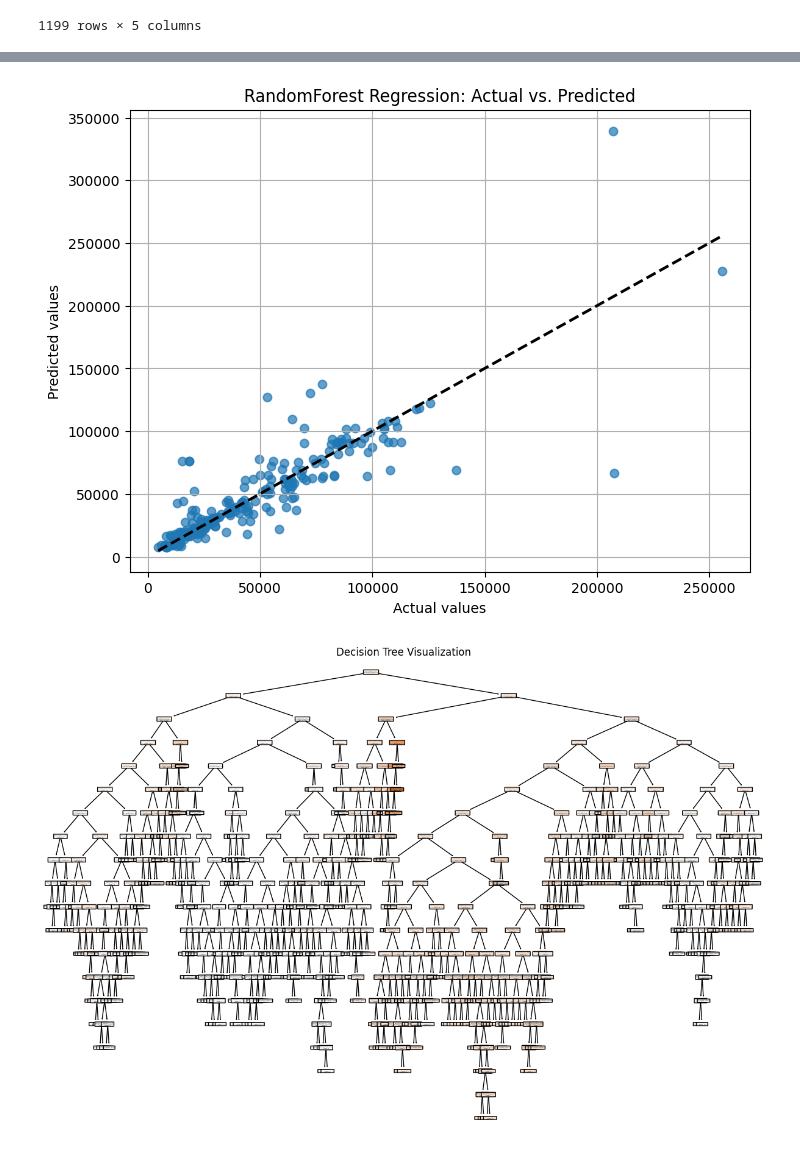
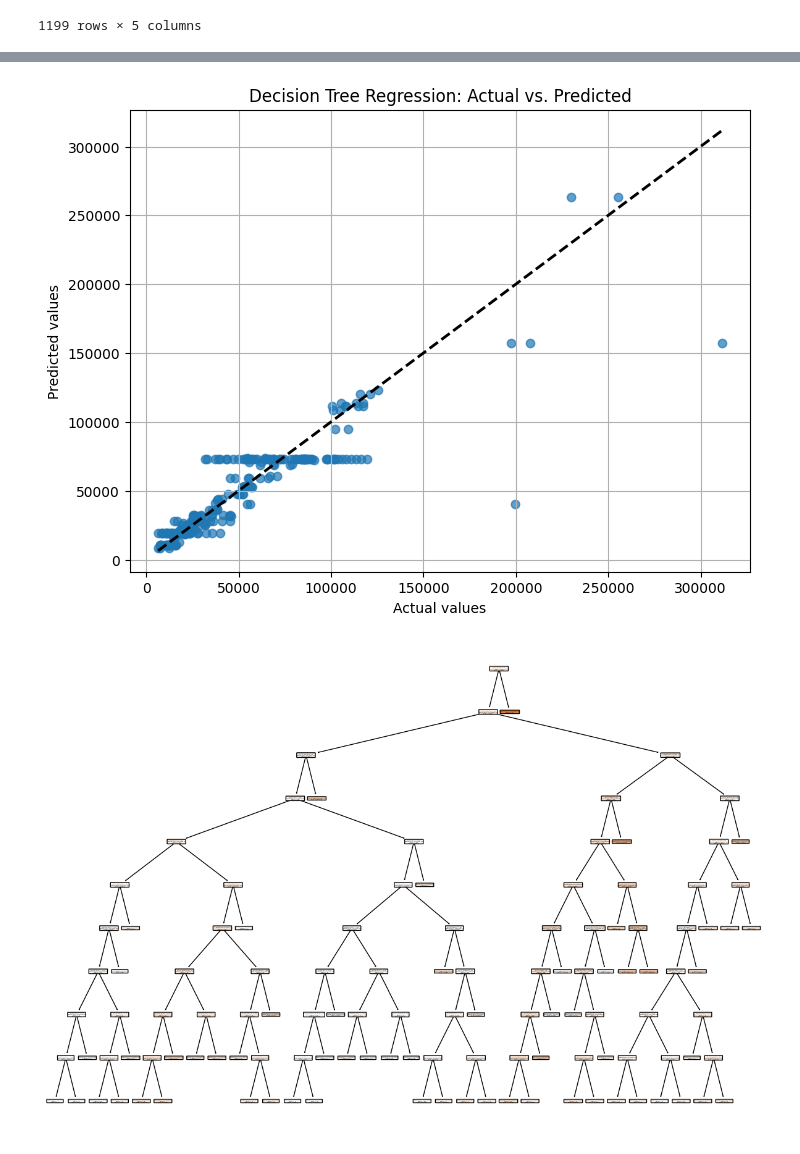
Before and after one commit to edeliciouso/Predicting-Yields-for-Corn, a Jupyter notebook: DecisionTreeCorn.ipynb, the cells around one changed output, grey strips where cells are left out. Cells and saved outputs as stored; diff of their text form; code cells hidden in the pictures.

```diff
--- a/DecisionTreeCorn.ipynb
+++ b/DecisionTreeCorn.ipynb
@@ -26,7 +27,7 @@ merged_data
 | 1198 | Zimbabwe | 7807 | 2185.07 | 657.0 | 32.39 |
 1199 rows × 5 columns
 # %%
-features = ['Pesticides (Tons)', 'Rainfall (mm)', 'Fertilizer (kg/ha)']
+features = ['Pesticides (Tons)', 'Rainfall (mm)', 'Fertilizer (kg/ha)', 'Country']
 target = 'Yield (100 hg/ha)'
 
 X = merged_data[features]
@@ -57,6 +92,6 @@ The best hyperparameters for Decision Tree are  {'dt__max_depth': 20, 'dt__max_f
 # %%
 # Get the best estimator from the grid search
-best_estimator_dt = search_dt.best_estimator_
+best_estimator_dt = grid_search.best_estimator_
 
 # Training the DecisionTreeRegressor model
 start_training_time_dt = time.time()
@@ -103,22 +138,21 @@ plt.figure(figsize=(8, 6))
 plt.scatter(y_test, y_pred, alpha=0.7)
 plt.xlabel('Actual values')
 plt.ylabel('Predicted values')
-plt.title('RandomForest Regression: Actual vs. Predicted')
+plt.title('Decision Tree Regression: Actual vs. Predicted')
 plt.plot([y_test.min(), y_test.max()], [y_test.min(), y_test.max()], 'k--', lw=2)  # Diagonal line for reference
 plt.grid(True)
 plt.show()
 # %% [output]
-[figure, old version]
+[figure, new version]
 # %%
-from sklearn.tree import plot_tree
+# Specify the feature names
+numeric_feature_names = X_train.select_dtypes(include=['float64', 'int64']).columns
+categorical_feature_names = best_estimator_dt.named_steps['preprocessor'].transformers_[1][1]['onehot'].get_feature_names_out(X_train[categorical_features].columns)
+all_feature_names = list(numeric_feature_names) + list(categorical_feature_names)
 
-# Fit the DecisionTreeRegressor model
-best_estimator_dt.fit(X_train, y_train)
-
-# Visualize the decision tree
+# Plotting the decision tree
 plt.figure(figsize=(15, 10))
-plot_tree(best_estimator_dt.named_steps['dt'], filled=True, feature_names=features, rounded=True)
-plt.title('Decision Tree Visualization')
+plot_tree(best_estimator_dt.named_steps['dt'], feature_names=all_feature_names, filled=True, rounded=True)
 plt.show()
 # %% [output]
-[figure, old version]
+[figure, new version]
```
Also changed, not shown: parts of 6 cells of this notebook, 5 other files.
